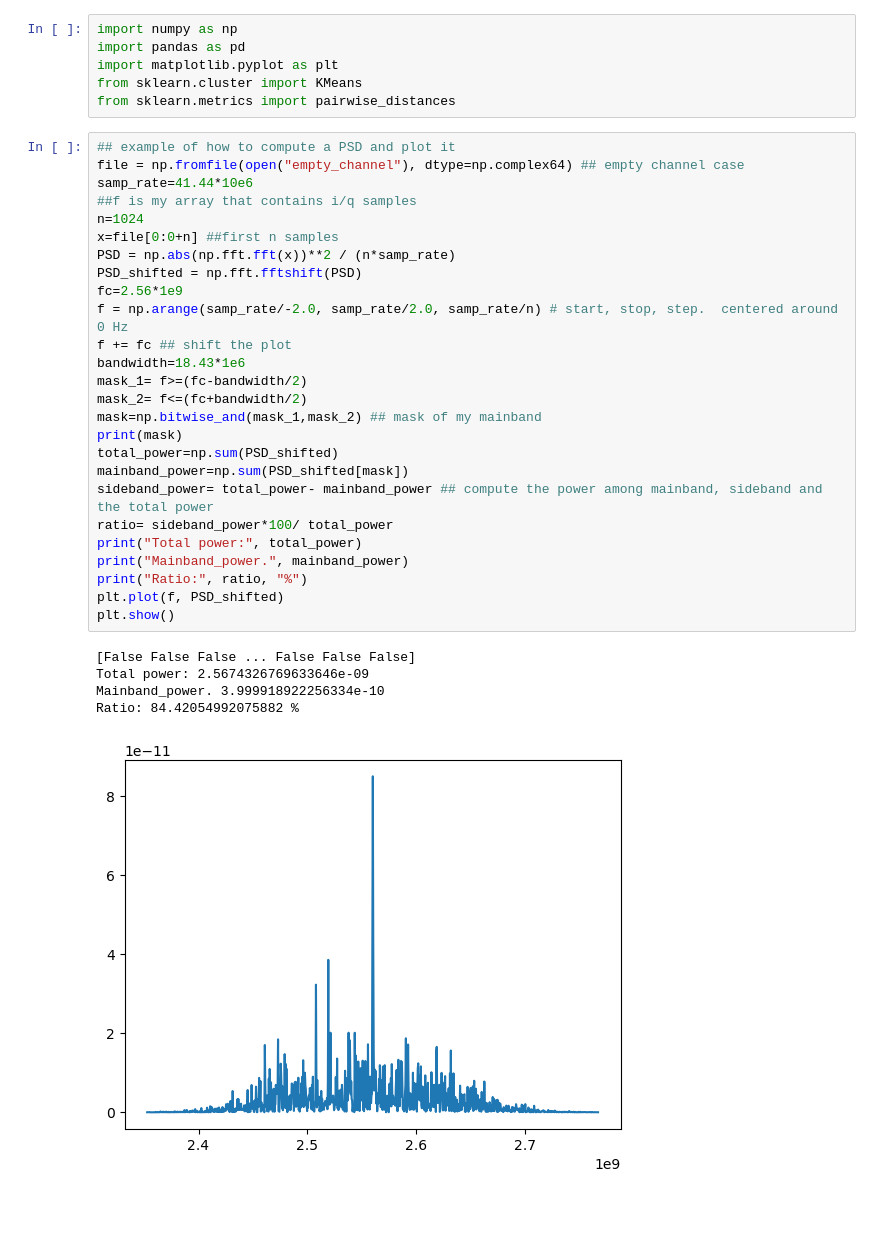
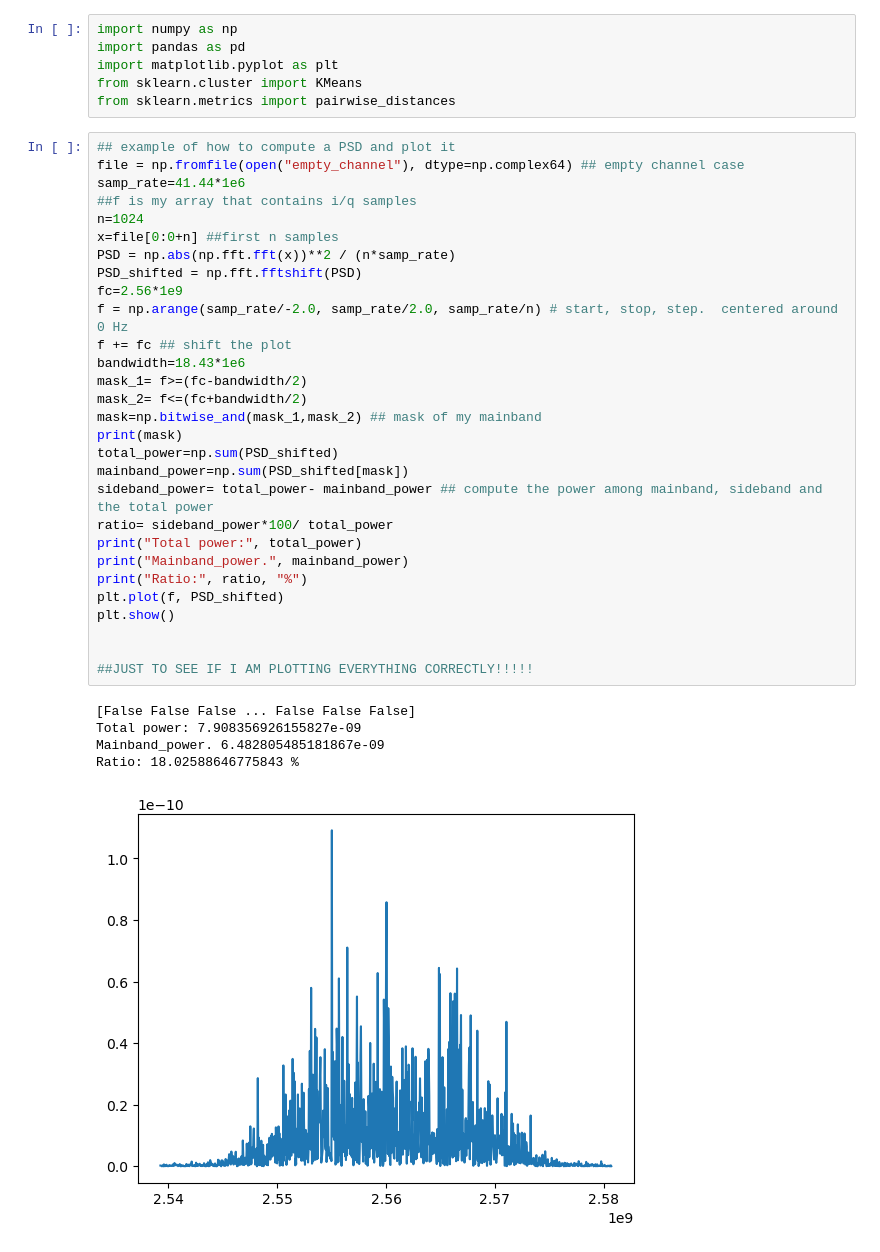
Before and after one commit to Varots/My_thesis, a Jupyter notebook: Computing_sideband_power.ipynb, the cells around one changed output. Drawn from its saved outputs; the diff is of its cells as text; blank space fills up the shorter version.

```diff
--- a/Computing_sideband_power.ipynb
+++ b/Computing_sideband_power.ipynb
@@ -19,35 +19,38 @@ from sklearn.metrics import pairwise_distances
 # %%
 ## example of how to compute a PSD and plot it
 file = np.fromfile(open("empty_channel"), dtype=np.complex64) ## empty channel case
-samp_rate=41.44*10e6
+samp_rate=41.44*1e6
 ##f is my array that contains i/q samples
 n=1024
 x=file[0:0+n] ##first n samples
 PSD = np.abs(np.fft.fft(x))**2 / (n*samp_rate)
 PSD_shifted = np.fft.fftshift(PSD)
 fc=2.56*1e9
 f = np.arange(samp_rate/-2.0, samp_rate/2.0, samp_rate/n) # start, stop, step.  centered around 0 Hz
 f += fc ## shift the plot
 bandwidth=18.43*1e6
 mask_1= f>=(fc-bandwidth/2)
 mask_2= f<=(fc+bandwidth/2)
 mask=np.bitwise_and(mask_1,mask_2) ## mask of my mainband
 print(mask)
 total_power=np.sum(PSD_shifted)
 mainband_power=np.sum(PSD_shifted[mask])
 sideband_power= total_power- mainband_power ## compute the power among mainband, sideband and the total power
 ratio= sideband_power*100/ total_power
 print("Total power:", total_power)
 print("Mainband_power.", mainband_power)
 print("Ratio:", ratio, "%")
 plt.plot(f, PSD_shifted)
 plt.show()
+
+
+##JUST TO SEE IF I AM PLOTTING EVERYTHING CORRECTLY!!!!!
 # %% [output]
 [False False False ... False False False]
-Total power: 2.5674326769633646e-09
-Mainband_power. 3.999918922256334e-10
-Ratio: 84.42054992075882 %
+Total power: 7.908356926155827e-09
+Mainband_power. 6.482805485181867e-09
+Ratio: 18.02588646775843 %
-[figure, old version]
+[figure, new version]
 # %%
 def compute_sideband(channel_descriptor):
     ch_desc = np.fromfile(open(channel_descriptor), dtype=np.complex64)
```
Also changed, not shown: parts of 17 cells of this notebook.
